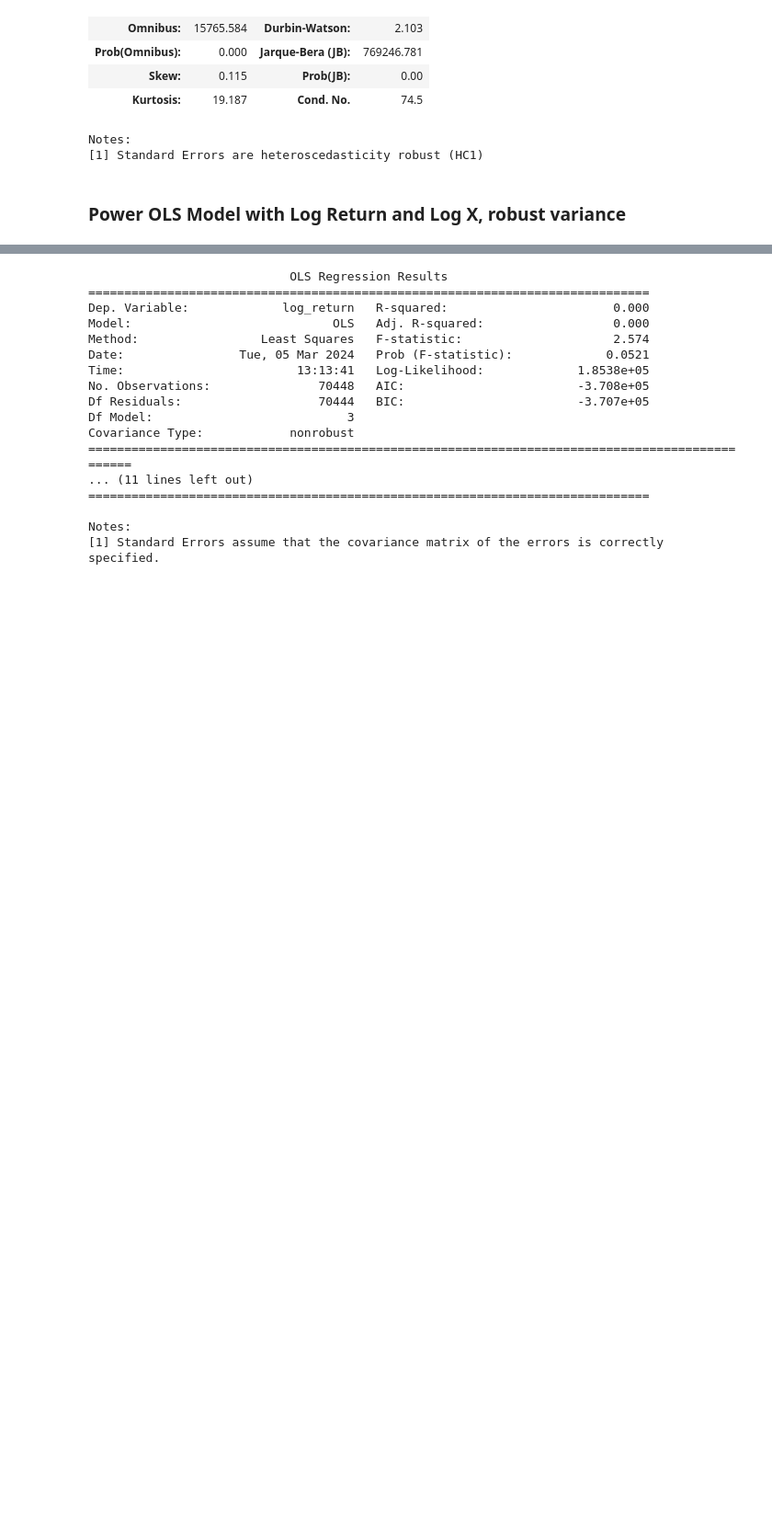
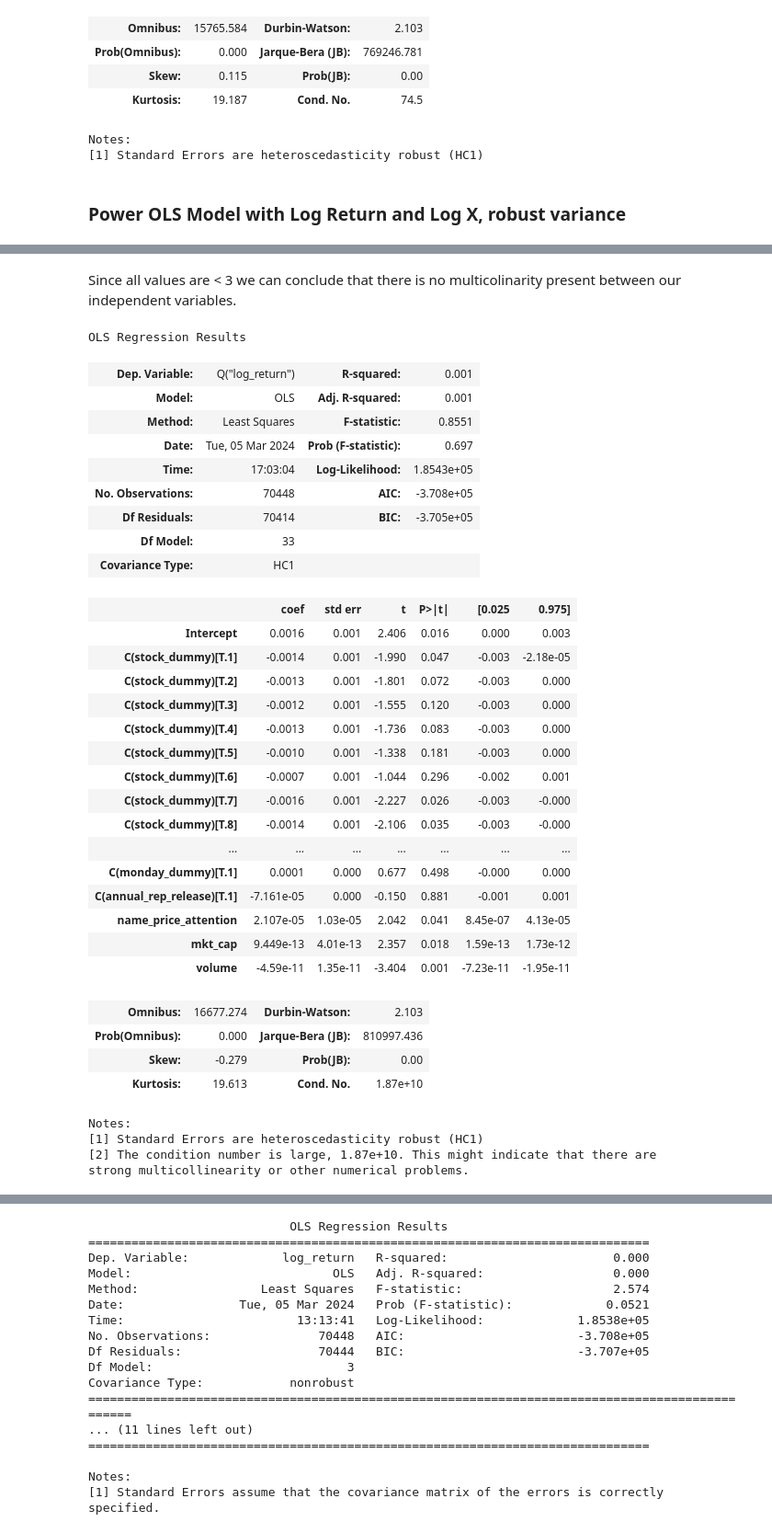
Before and after one commit to senaruetschlin/Investor_Attention, a Jupyter notebook: Robust_regression_file_alex_scaled_clean.ipynb, the cells around one changed output, grey strips where cells are left out. Shown: that part at 92% size. Saved outputs shown, nothing was run; the diff lists cells and outputs as text; code cells hidden in the pictures; blank space fills up the shorter version.

```diff
--- a/Robust_regression_file_alex_scaled_clean.ipynb
+++ b/Robust_regression_file_alex_scaled_clean.ipynb
@@ -416,0 +550,47 @@ Notes:
+# %% [markdown]
+Since all values are < 3 we can conclude that there is no multicolinarity present between our independent variables.
+# %%
+anomalies_df['log_return'] = np.log(anomalies_df['return'] + 1)
+# Fit the model
+model_1 = ols('Q("log_return") ~ name_price_attention + C(stock_dummy) + mkt_cap + volume + C(jan_dummy) + C(monday_dummy) + C(annual_rep_release)', data=anomalies_df).fit()
+
+# Get robust covariance results
+robust_model_1 = model_1.get_robustcov_results()
+
+# Print the summary
+robust_model_1.summary()
+# %% [output]
+OLS Regression Results
+| Dep. Variable: | Q("log_return") | R-squared: | 0.001 |
+| Model: | OLS | Adj. R-squared: | 0.001 |
+| Method: | Least Squares | F-statistic: | 0.8551 |
+| Date: | Tue, 05 Mar 2024 | Prob (F-statistic): | 0.697 |
+| Time: | 17:03:04 | Log-Likelihood: | 1.8543e+05 |
+| No. Observations: | 70448 | AIC: | -3.708e+05 |
+| Df Residuals: | 70414 | BIC: | -3.705e+05 |
+| Df Model: | 33 |  |  |
+| Covariance Type: | HC1 |  |  |
+|  | coef | std err | t | P>|t| | [0.025 | 0.975] |
+| Intercept | 0.0016 | 0.001 | 2.406 | 0.016 | 0.000 | 0.003 |
+| C(stock_dummy)[T.1] | -0.0014 | 0.001 | -1.990 | 0.047 | -0.003 | -2.18e-05 |
+| C(stock_dummy)[T.2] | -0.0013 | 0.001 | -1.801 | 0.072 | -0.003 | 0.000 |
+| C(stock_dummy)[T.3] | -0.0012 | 0.001 | -1.555 | 0.120 | -0.003 | 0.000 |
+| C(stock_dummy)[T.4] | -0.0013 | 0.001 | -1.736 | 0.083 | -0.003 | 0.000 |
+| C(stock_dummy)[T.5] | -0.0010 | 0.001 | -1.338 | 0.181 | -0.003 | 0.000 |
+| C(stock_dummy)[T.6] | -0.0007 | 0.001 | -1.044 | 0.296 | -0.002 | 0.001 |
+| C(stock_dummy)[T.7] | -0.0016 | 0.001 | -2.227 | 0.026 | -0.003 | -0.000 |
+| C(stock_dummy)[T.8] | -0.0014 | 0.001 | -2.106 | 0.035 | -0.003 | -0.000 |
+| ... | ... | ... | ... | ... | ... | ... |
+| C(monday_dummy)[T.1] | 0.0001 | 0.000 | 0.677 | 0.498 | -0.000 | 0.000 |
+| C(annual_rep_release)[T.1] | -7.161e-05 | 0.000 | -0.150 | 0.881 | -0.001 | 0.001 |
+| name_price_attention | 2.107e-05 | 1.03e-05 | 2.042 | 0.041 | 8.45e-07 | 4.13e-05 |
+| mkt_cap | 9.449e-13 | 4.01e-13 | 2.357 | 0.018 | 1.59e-13 | 1.73e-12 |
+| volume | -4.59e-11 | 1.35e-11 | -3.404 | 0.001 | -7.23e-11 | -1.95e-11 |
+| Omnibus: | 16677.274 | Durbin-Watson: | 2.103 |
+| Prob(Omnibus): | 0.000 | Jarque-Bera (JB): | 810997.436 |
+| Skew: | -0.279 | Prob(JB): | 0.00 |
+| Kurtosis: | 19.613 | Cond. No. | 1.87e+10 |
+Notes:
+[1] Standard Errors are heteroscedasticity robust (HC1)
+[2] The condition number is large, 1.87e+10. This might indicate that there are
+strong multicollinearity or other numerical problems.
```
Also changed, not shown: parts of 26 cells of this notebook.
